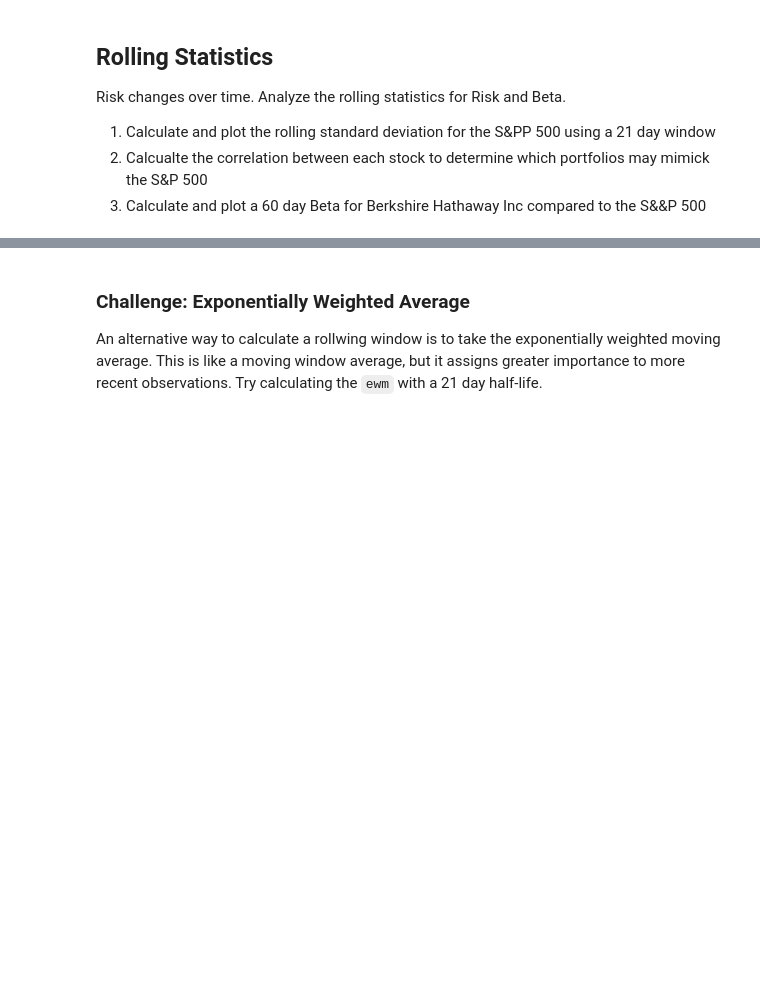
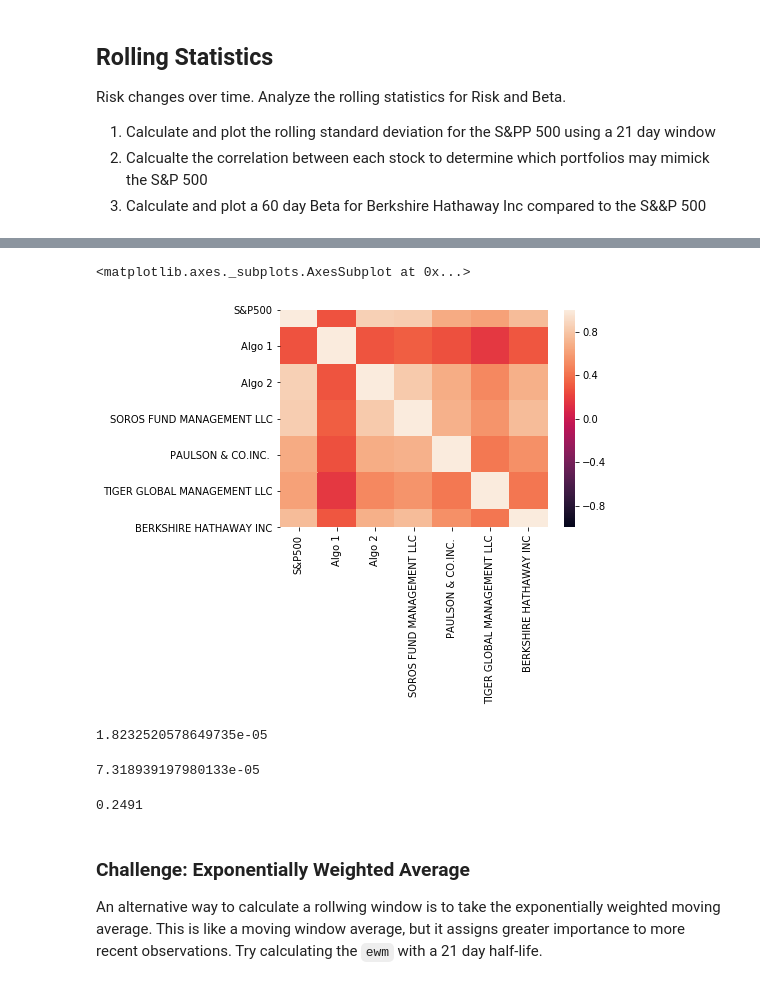
Before and after one commit to exposuretherapy/Pandas-Homework, a Jupyter notebook: whale_analysis.ipynb, the cells around one changed output, grey strips where cells are left out. Saved outputs shown, nothing was run; the diff lists cells and outputs as text; code cells hidden in the pictures; blank space fills up the shorter version.

Commit message:
Finished Beta

```diff
--- a/whale_analysis.ipynb
+++ b/whale_analysis.ipynb
@@ -298,6 +289,29 @@ rolling_returns.head()
+# %%
+# Correlation
+correlation = returns_daily.corr()
+
+# Use the `heatmap` function from the Seaborn library to visualize correlations
+sns.heatmap(correlation, vmin=-1, vmax=1)
+# %% [output]
+<matplotlib.axes._subplots.AxesSubplot at 0x...>
+[figure, added]
 # %%
 # Calculate Beta for a single portfolio compared to the total market (S&P 500)
-# YOUR CODE HERE
+covariance = returns_daily['Algo 1'].cov(returns_daily['S&P500'])
+covariance
+# %% [output]
+1.8232520578649735e-05
+# %%
+variance = returns_daily['S&P500'].var()
+variance
+# %% [output]
+7.318939197980133e-05
+# %%
+beta = covariance/variance
+beta=round(beta, 4)
+print(beta)
+# %% [output]
+0.2491
 # %% [markdown]
 ### Challenge: Exponentially Weighted Average
 
```
Also changed, not shown: parts of 3 cells of this notebook.
